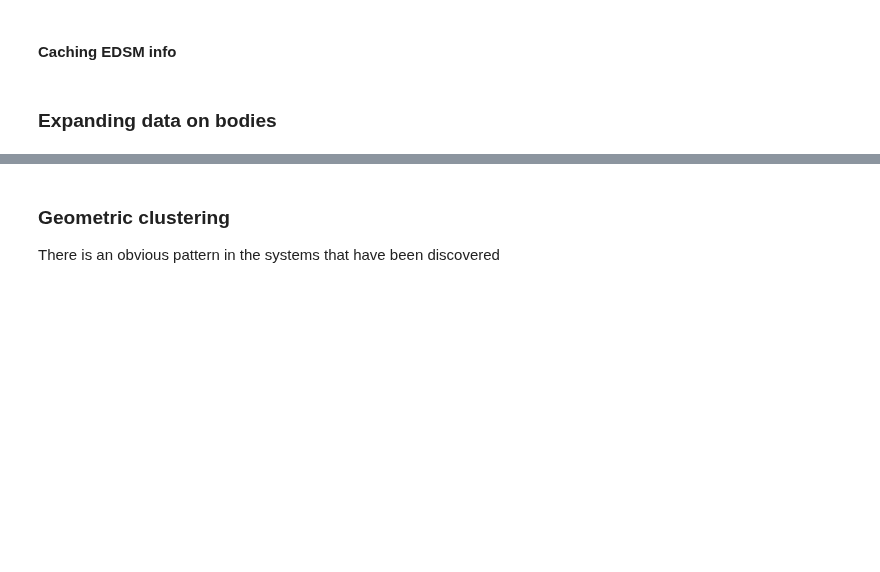
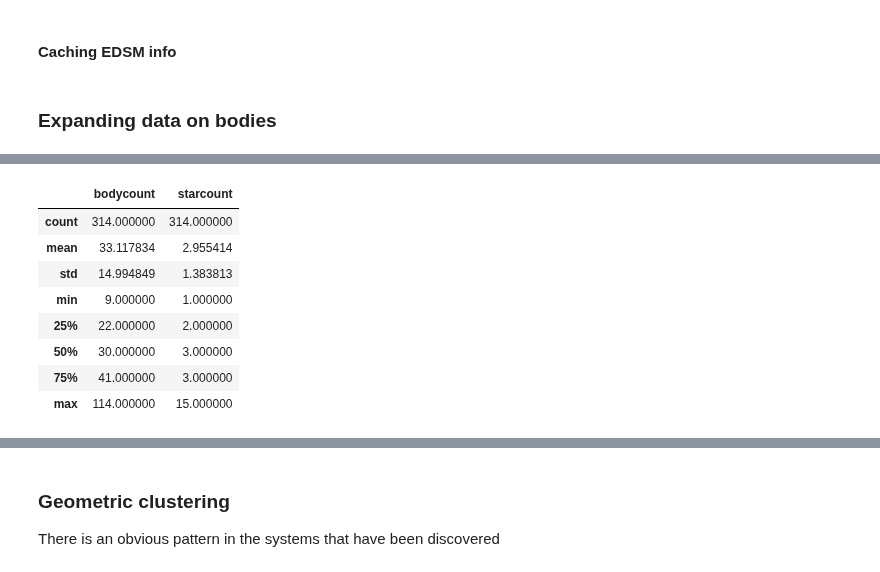
Before and after one commit to fenke/EDCompanion, a Jupyter notebook: ED-Data.ipynb, the cells around one changed output, grey strips where cells are left out. Cells and saved outputs as stored; diff of their text form; code cells hidden in the pictures; blank space fills up the shorter version.

```diff
--- a/ED-Data.ipynb
+++ b/ED-Data.ipynb
@@ -946,0 +1043,12 @@ for row in df_soi.reset_index().iterrows():
+# %%
+gsbrief.describe()
+# %% [output]
+|  | bodycount | starcount |
+| count | 314.000000 | 314.000000 |
+| mean | 33.117834 | 2.955414 |
+| std | 14.994849 | 1.383813 |
+| min | 9.000000 | 1.000000 |
+| 25% | 22.000000 | 2.000000 |
+| 50% | 30.000000 | 3.000000 |
+| 75% | 41.000000 | 3.000000 |
+| max | 114.000000 | 15.000000 |
```
Also changed, not shown: parts of 37 cells of this notebook, 1 other file.
